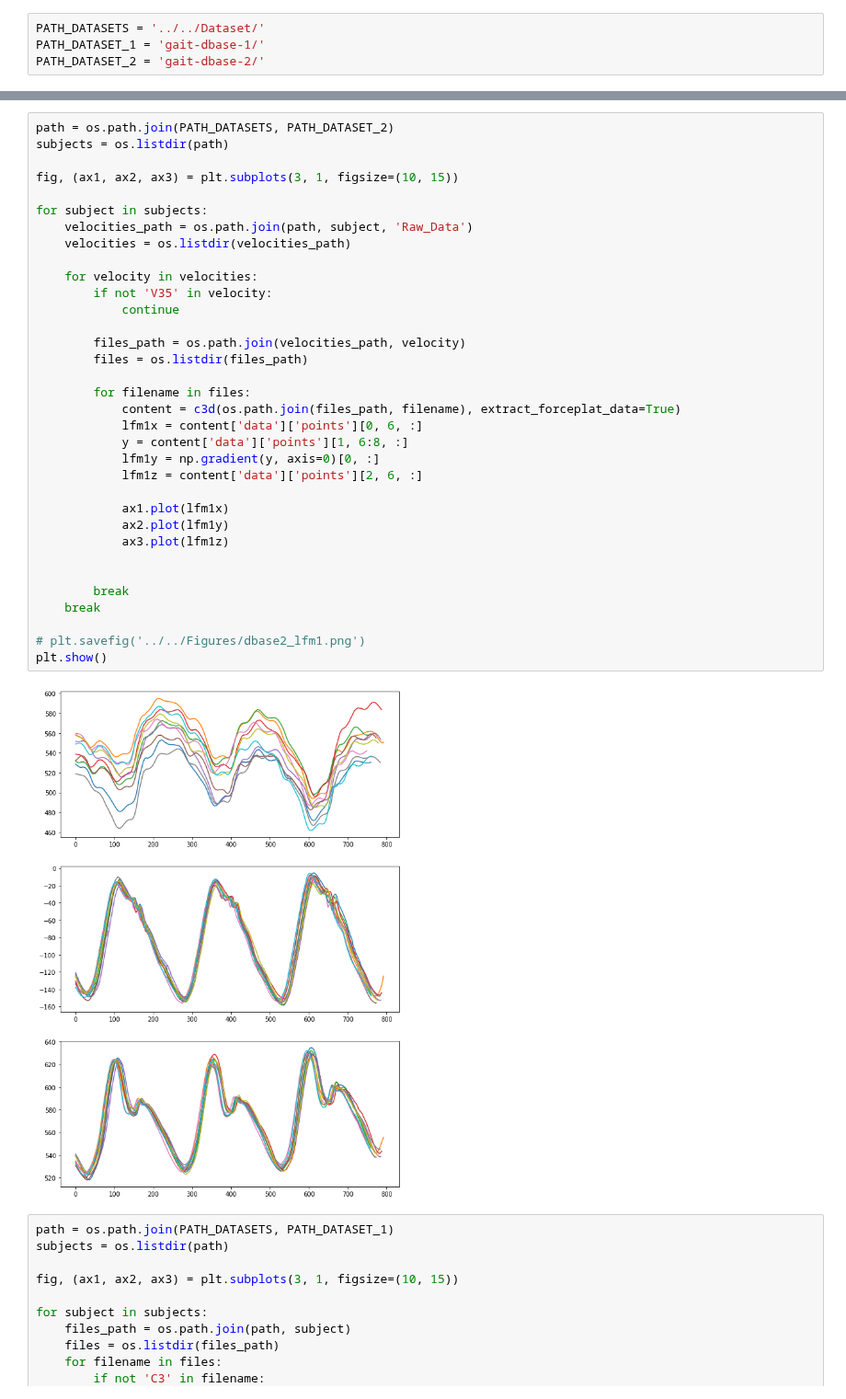
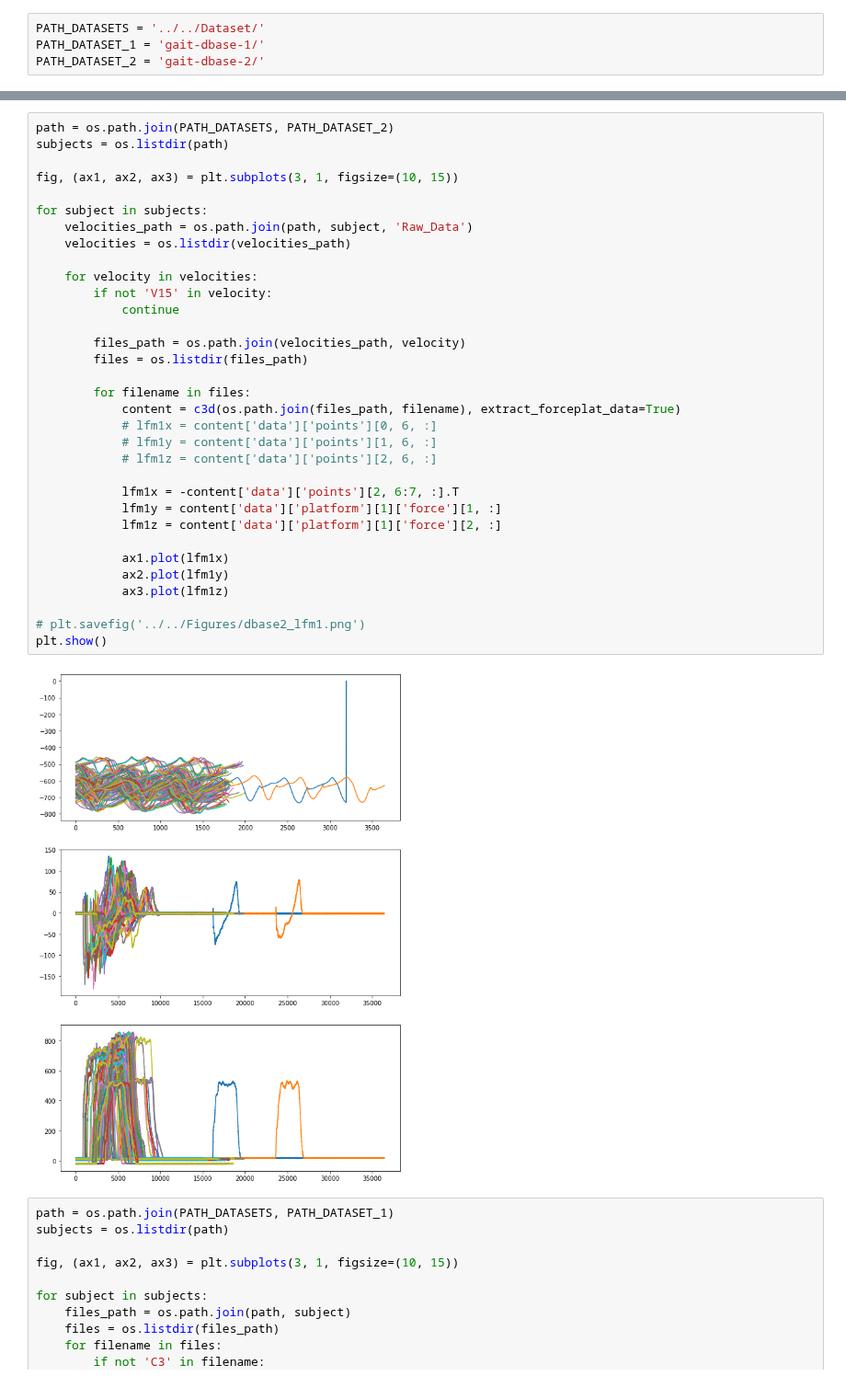
Before and after one commit to atick-faisal/GRF-Synthesis-from-Motion-Trajectories, a Jupyter notebook: src/visualization/visualization.ipynb, the cells around one changed output, grey strips where cells are left out. Shown at 92% size. Saved outputs shown, nothing was run; the diff lists cells and outputs as text.

```diff
--- a/src/visualization/visualization.ipynb
+++ b/src/visualization/visualization.ipynb
@@ -12,39 +28,38 @@ PATH_DATASET_2 = 'gait-dbase-2/'
 # %%
 path = os.path.join(PATH_DATASETS, PATH_DATASET_2)
 subjects = os.listdir(path)
 
 fig, (ax1, ax2, ax3) = plt.subplots(3, 1, figsize=(10, 15))
 
 for subject in subjects:
     velocities_path = os.path.join(path, subject, 'Raw_Data')
     velocities = os.listdir(velocities_path)
 
     for velocity in velocities:
-        if not 'V35' in velocity:
+        if not 'V15' in velocity:
             continue
 
         files_path = os.path.join(velocities_path, velocity)
         files = os.listdir(files_path)
 
         for filename in files:
             content = c3d(os.path.join(files_path, filename), extract_forceplat_data=True)
-            lfm1x = content['data']['points'][0, 6, :]
-            y = content['data']['points'][1, 6:8, :]
-            lfm1y = np.gradient(y, axis=0)[0, :]
-            lfm1z = content['data']['points'][2, 6, :]
+            # lfm1x = content['data']['points'][0, 6, :]
+            # lfm1y = content['data']['points'][1, 6, :]
+            # lfm1z = content['data']['points'][2, 6, :]
+
+            lfm1x = -content['data']['points'][2, 6:7, :].T
+            lfm1y = content['data']['platform'][1]['force'][1, :]
+            lfm1z = content['data']['platform'][1]['force'][2, :]
 
             ax1.plot(lfm1x)
             ax2.plot(lfm1y)
             ax3.plot(lfm1z)
 
-
-        break
-    break
-
 # plt.savefig('../../Figures/dbase2_lfm1.png')
 plt.show()
 # %% [output]
-[figure, old version]
+[figure, new version]
 # %%
 path = os.path.join(PATH_DATASETS, PATH_DATASET_1)
 subjects = os.listdir(path)
```
Also changed, not shown: parts of 1 cell of this notebook, 1 other file.
